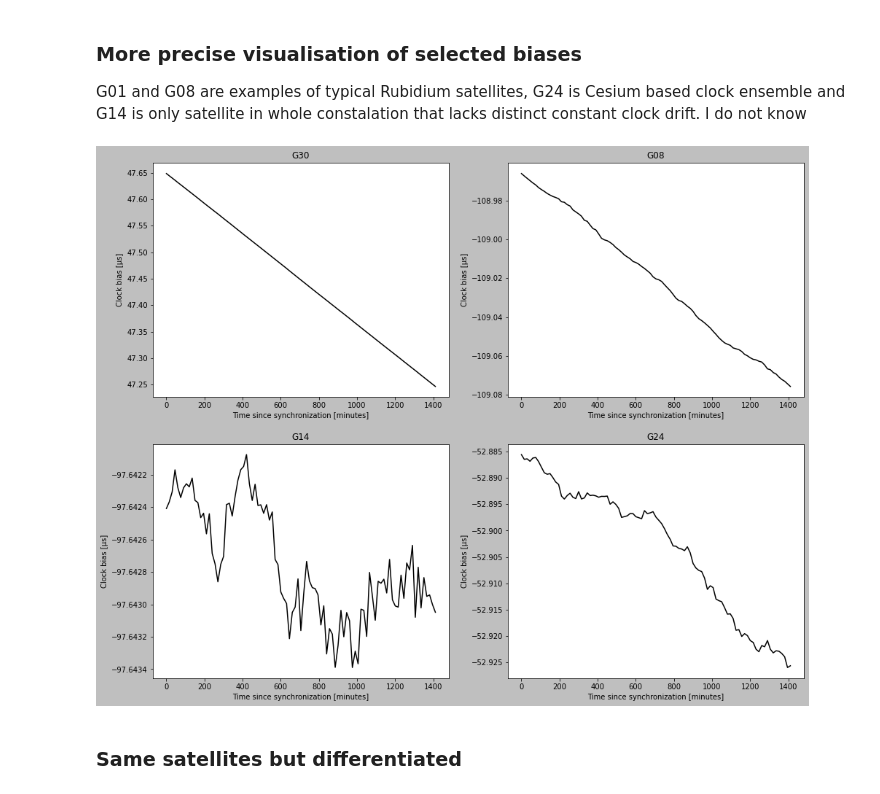
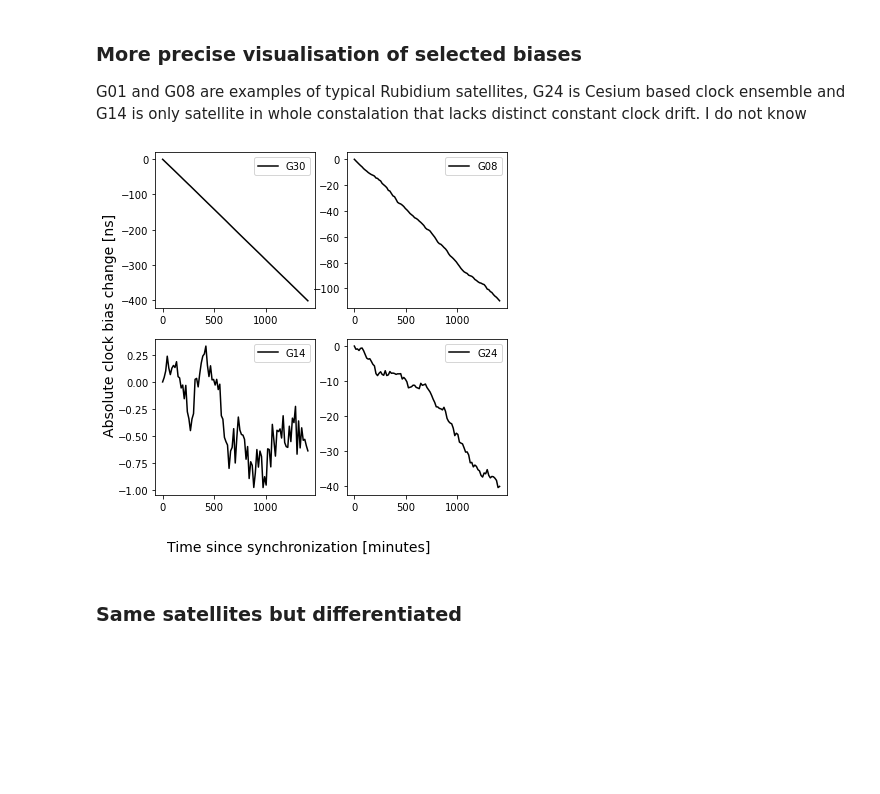
Before and after one commit to Regule/phd, a Jupyter notebook: visualisationsBW.ipynb, the cells around one changed output. Drawn from its saved outputs; the diff is of its cells as text; code cells hidden in the pictures; blank space fills up the shorter version.

```diff
--- a/visualisationsBW.ipynb
+++ b/visualisationsBW.ipynb
@@ -6,11 +6,19 @@ import pandas as pd
 import matplotlib.pyplot as plt
 import numpy as np
 plt.style.use('grayscale')
+
+def cm2inch(*tupl):
+    inch = 2.54
+    if isinstance(tupl[0], tuple):
+        return tuple(i/inch for i in tupl[0])
+    else:
+        return tuple(i/inch for i in tupl)
 # %% [markdown]
 ## Overview of all reference biases
 # %%
-fig = plt.figure(figsize=(13, 13))
+fig = plt.figure(figsize=cm2inch(13, 13))
 fig.tight_layout(pad=0.8, h_pad=2)
+fig.patch.set_facecolor('white')
 skip = 0
 ax = None
 
@@ -38,6 +46,5 @@ for subplot, satellite in enumerate(range(1,31)):
         ax.get_xaxis().set_visible(False)
         ax.get_yaxis().set_visible(False)
 
-#fig.suptitle('Overview of clock bias for GPS satellites')
 plt.show()
 # %% [output]
@@ -46,29 +53,34 @@ plt.show()
 ### More precise visualisation of selected biases
 G01 and G08 are examples of typical Rubidium satellites, G24 is Cesium based clock ensemble and G14 is only satellite in whole constalation that lacks distinct constant clock drift. I do not know
 # %%
-fig = plt.figure(figsize=(16, 13))
-fig.tight_layout(pad=2, h_pad=2)
+fig = plt.figure(figsize=cm2inch(16, 16))
+fig.tight_layout(pad=2, h_pad=6)
+fig.patch.set_facecolor('white')
 skip = 0
 ax = None
 
 sats = [30, 8, 14, 24]
 
 for subplot, satellite in enumerate(sats):
     reference = pd.read_csv(f'csv/reference/G{satellite:02d}.csv', sep=';')
     epochs = reference['Epoch'].to_numpy()[1:]
     epochs = np.arange(1, epochs.size*15, 15)
     bias_ref = reference['Clock_bias'].to_numpy()[1:]
+    bias_ref -= bias_ref[0]
+    #bias_ref = np.abs(bias_ref)
 
     ax = fig.add_subplot(2, 2, subplot+1)
-    ax.title.set_text(f'G{satellite:02d}')
-    ax.set_xlabel('Time since synchronization [minutes]')
-    ax.set_ylabel('Clock bias [μs]')
+    #ax.title.set_text(f'G{satellite:02d}')
     ax.set_yscale('linear')
-    ax.ticklabel_format(useOffset=False)
-    ax.plot(epochs, bias_ref/1000)
+    ax.ticklabel_format(style='sci', useOffset=False)
+    ax.plot(epochs, bias_ref, label=f'G{satellite:02d}')
+    ax.legend()
+fig.text(0.15, 0.01, 'Time since synchronization [minutes]', va='center', fontsize=14)
+fig.text(0.01, 0.5, 'Absolute clock bias change [ns]', va='center', rotation='vertical', fontsize=14)
+
 plt.show()
 # %% [output]
-[figure, old version]
+[figure, new version]
 # %% [markdown]
 ### Same satellites but differentiated
 # %%
```
Also changed, not shown: parts of 2 cells of this notebook, 3 other files.
